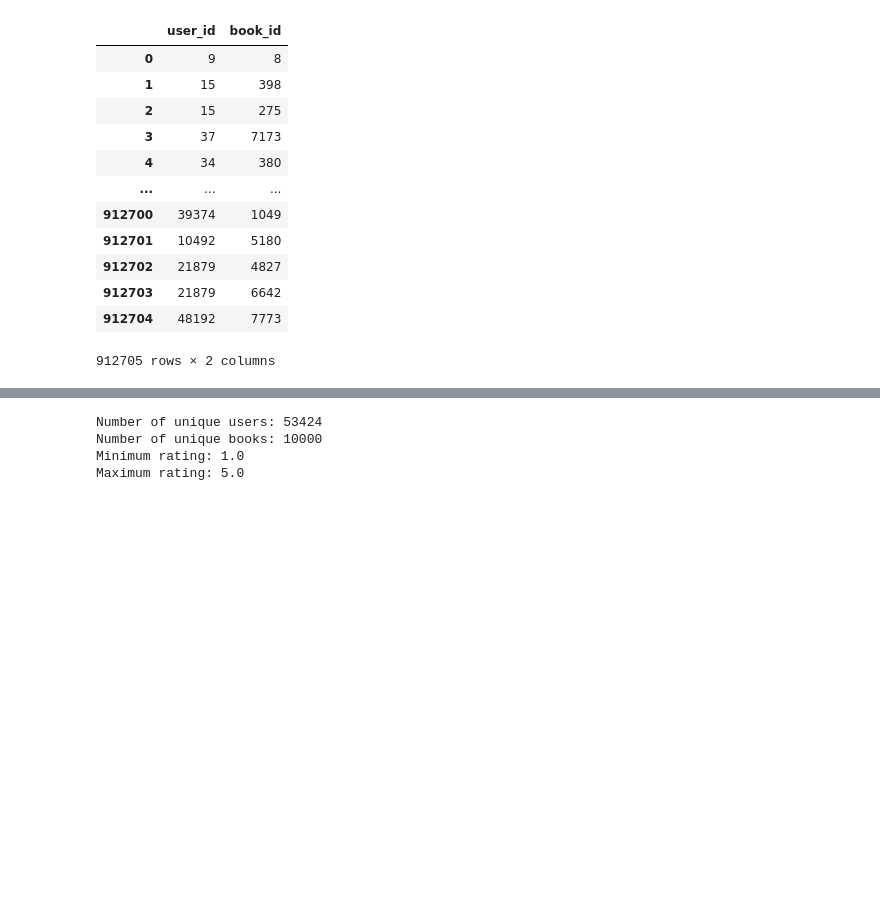
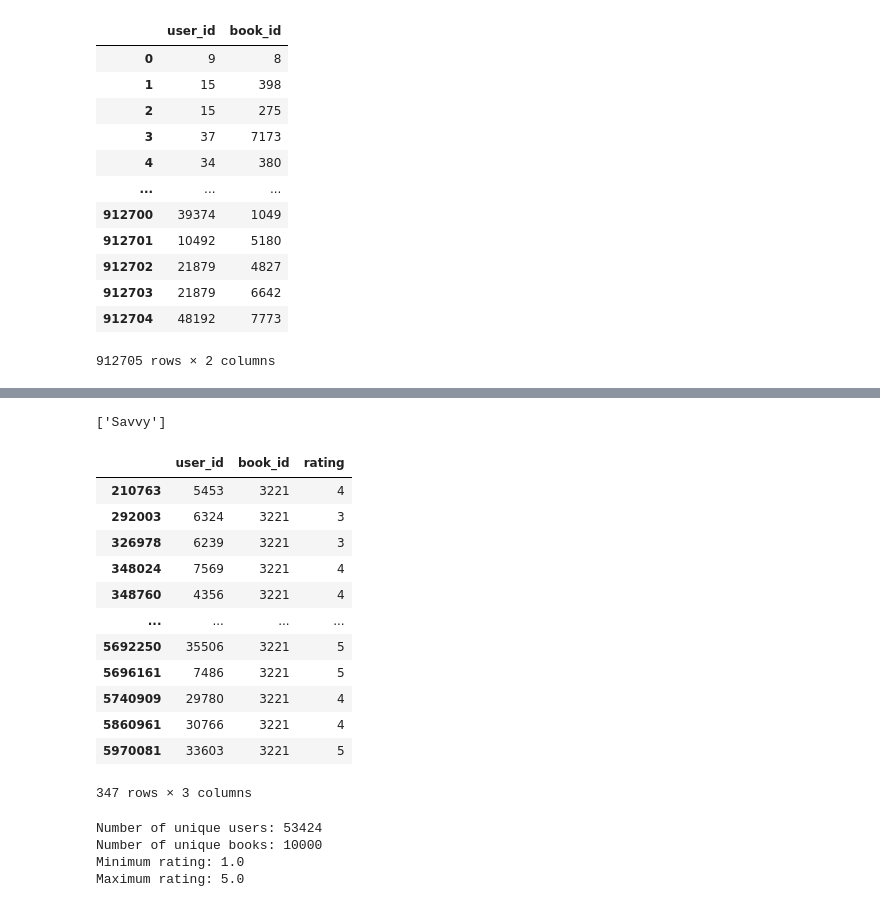
Before and after one commit to JuanDelAguila/find-a-book, a Jupyter notebook: algo.ipynb, the cells around one changed output, grey strips where cells are left out. Saved outputs shown, nothing was run; the diff lists cells and outputs as text; code cells hidden in the pictures; blank space fills up the shorter version.

```diff
--- a/algo.ipynb
+++ b/algo.ipynb
@@ -139,3 +129,22 @@ ratings
+# %%
+book_id = 3221
+print(books[books.book_id==book_id]["original_title"].values)
+ratings[ratings.book_id==book_id]
+# %% [output]
+['Savvy']
+|  | user_id | book_id | rating |
+| 210763 | 5453 | 3221 | 4 |
+| 292003 | 6324 | 3221 | 3 |
+| 326978 | 6239 | 3221 | 3 |
+| 348024 | 7569 | 3221 | 4 |
+| 348760 | 4356 | 3221 | 4 |
+| ... | ... | ... | ... |
+| 5692250 | 35506 | 3221 | 5 |
+| 5696161 | 7486 | 3221 | 5 |
+| 5740909 | 29780 | 3221 | 4 |
+| 5860961 | 30766 | 3221 | 4 |
+| 5970081 | 33603 | 3221 | 5 |
+347 rows × 3 columns
 # %%
 # Encode the users
 userEncoder = sklearn.preprocessing.LabelEncoder()
```
Also changed, not shown: parts of 7 cells of this notebook.
